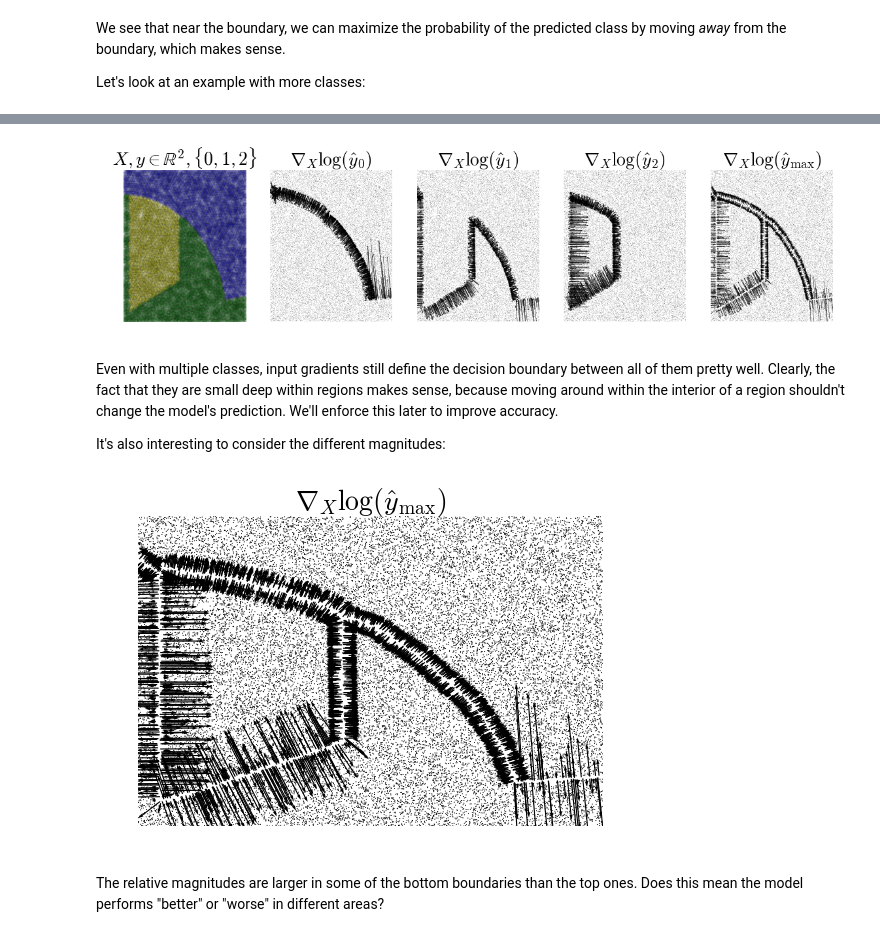
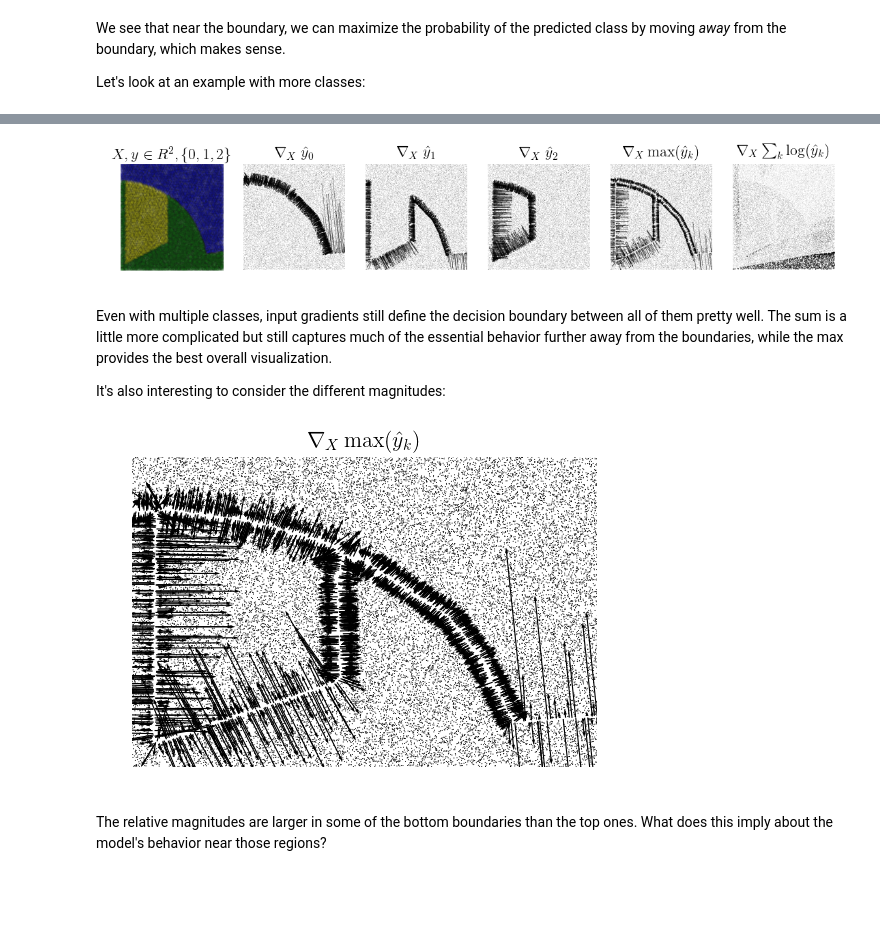
Before and after one commit to dtak/rrr, a Jupyter notebook: experiments/2D Intuition.ipynb, the cells around one changed output, grey strips where cells are left out. Saved outputs shown, nothing was run; the diff lists cells and outputs as text; code cells hidden in the pictures; blank space fills up the shorter version.

```diff
--- a/experiments/2D Intuition.ipynb
+++ b/experiments/2D Intuition.ipynb
@@ -4,6 +4,7 @@ import sys; sys.path.append('../rrr')
 from multilayer_perceptron import *
 from figure_grid import *
 from local_linear_explanation import *
+plt.rcParams['text.usetex'] = True
 # %% [markdown]
 # 2D Intuition for Input Gradients
 
@@ -127,44 +143,60 @@ grads2_p = mlp2.input_gradients(X2)
+# %%
+l_grads2_1 = mlp2.input_gradients(X2, scale='log', y=0)
+l_grads2_2 = mlp2.input_gradients(X2, scale='log', y=1)
+l_grads2_3 = mlp2.input_gradients(X2, scale='log', y=2)
+l_grads2_m = mlp2.input_gradients(X2, scale='log', y='max')
+l_grads2_s = mlp2.input_gradients(X2, scale='log', y='sum')
+
+p_grads2_1 = mlp2.input_gradients(X2, scale='lin', y=0)
+p_grads2_2 = mlp2.input_gradients(X2, scale='lin', y=1)
+p_grads2_3 = mlp2.input_gradients(X2, scale='lin', y=2)
+p_grads2_m = mlp2.input_gradients(X2, scale='lin', y='max')
+p_grads2_s = mlp2.input_gradients(X2, scale='lin', y='sum')
 # %%
-plt.figure(figsize=(14,3))
-fs = 20
+plt.figure(figsize=(13.5,2))
+fs = 16
 
-plt.subplot(151)
+plt.subplot(161)
 plt.title(r'$X,y \in \mathbb{R}^2,\{0,1,2\}$', fontsize=fs)
 plt.xlim(0,100)
 plt.ylim(0,100)
 plt.scatter(kls1[:,0], kls1[:,1], c='blue', marker='v', alpha=0.05)
 plt.scatter(kls2[:,0], kls2[:,1], c='green', alpha=0.05)
 plt.scatter(kls3[:,0], kls3[:,1], c='yellow', marker='^', alpha=0.05)
 plt.axis('off')
 
-plt.subplot(152)
-plt.title(r'$\nabla_X \log(\hat{y}_0)$', fontsize=fs)
-plot_grads(X2, grads2_1)
+plt.subplot(162)
+plt.title(r'$\nabla_X\ \hat{y}_0$', fontsize=fs)
+plot_grads(X2, p_grads2_1)
 
-plt.subplot(153)
-plt.title(r'$\nabla_X \log(\hat{y}_1)$', fontsize=fs)
-plot_grads(X2, grads2_2)
+plt.subplot(163)
+plt.title(r'$\nabla_X\ \hat{y}_1$', fontsize=fs)
+plot_grads(X2, p_grads2_2)
 
-plt.subplot(154)
-plt.title(r'$\nabla_X \log(\hat{y}_2)$', fontsize=fs)
-plot_grads(X2, grads2_3)
+plt.subplot(164)
+plt.title(r'$\nabla_X\ \hat{y}_2$', fontsize=fs)
+plot_grads(X2, p_grads2_3)
 
-plt.subplot(155)
-plt.title(r'$\nabla_X \log(\hat{y}_{\max})$', fontsize=fs)
-plot_grads(X2, grads2_p)
+plt.subplot(165)
+plt.title(r'$\nabla_X \max(\hat{y}_k)$', fontsize=fs)
+plot_grads(X2, p_grads2_m)
+
+plt.subplot(166)
+plt.title(r'$\nabla_X \sum_k \log(\hat{y}_k)$', fontsize=fs)
+plot_grads(X2, l_grads2_s)
 
 plt.show()
 # %% [output]
-[figure, old version]
+[figure, new version]
 # %% [markdown]
-Even with multiple classes, input gradients still define the decision boundary between all of them pretty well. Clearly, the fact that they are small deep within regions makes sense, because moving around within the interior of a region shouldn't change the model's prediction. We'll enforce this later to improve accuracy.
+Even with multiple classes, input gradients still define the decision boundary between all of them pretty well. The sum is a little more complicated but still captures much of the essential behavior further away from the boundaries, while the max provides the best overall visualization.
 
 It's also interesting to consider the different magnitudes:
 # %%
-plt.title(r'$\nabla_X \log(\hat{y}_{\max})$', fontsize=fs)
-plot_grads(X2, grads2_p)
+plt.title(r'$\nabla_X \max(\hat{y}_k)$', fontsize=fs)
+plot_grads(X2, l_grads2_m)
 plt.show()
 # %% [output]
-[figure, old version]
+[figure, new version]
 # %% [markdown]
-The relative magnitudes are larger in some of the bottom boundaries than the top ones. Does this mean the model performs "better" or "worse" in different areas?
+The relative magnitudes are larger in some of the bottom boundaries than the top ones. What does this imply about the model's behavior near those regions?
```
Also changed, not shown: parts of 12 cells of this notebook, 5 other files.
